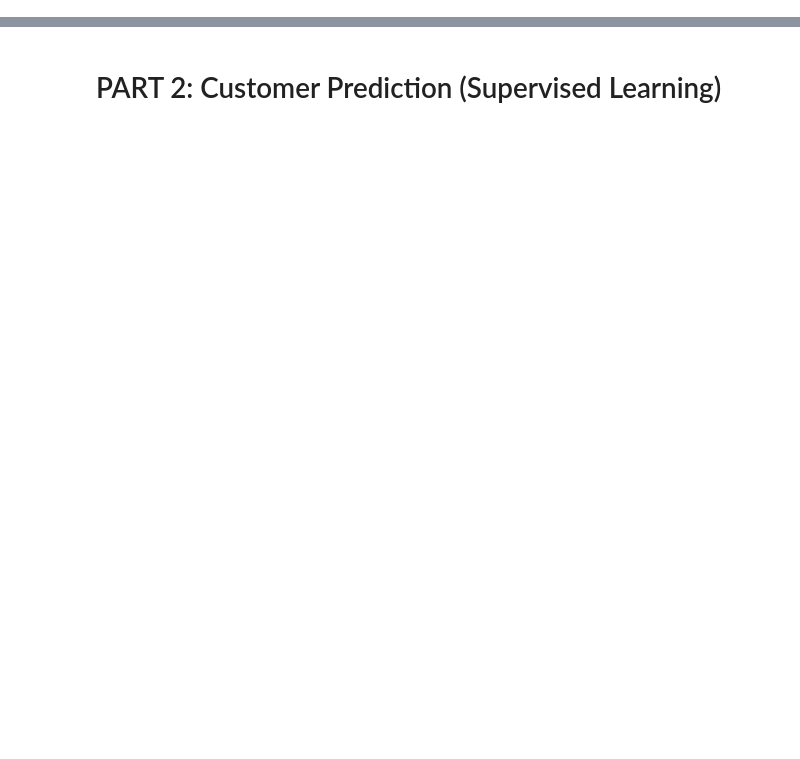
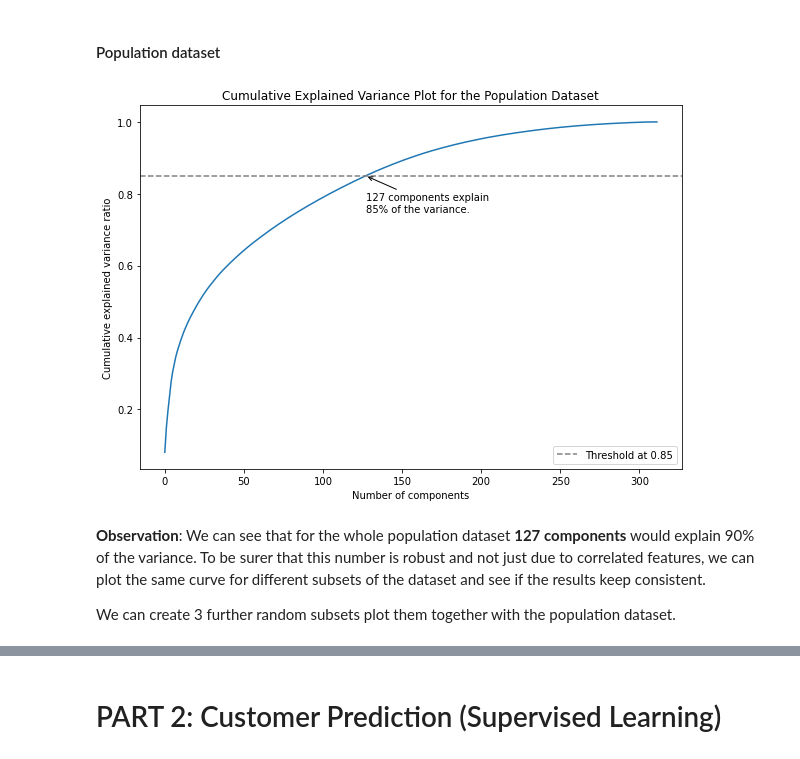
Before and after one commit to bruno-f7s/portfolio, a Jupyter notebook: arvarto-customer-segmentation/02-model-development.ipynb, the cells around one changed output, grey strips where cells are left out. Cells and saved outputs as stored; diff of their text form; code cells hidden in the pictures; blank space fills up the shorter version.

```diff
--- a/arvarto-customer-segmentation/02-model-development.ipynb
+++ b/arvarto-customer-segmentation/02-model-development.ipynb
@@ -31,0 +68,4 @@ population_df = pd.read_csv('data\\Cleaned_Udacity_AZDIAS_052018.csv', sep=';',
+# %%
+# Drop the columns not present in the data dictionary as they are impossible to analyse their meaning
+population_df = population_df.drop(cols_not_present, axis=1)
+customers_df = customers_df.drop(cols_not_present, axis=1)
@@ -31,0 +80,49 @@ population_df = pd.read_csv('data\\Cleaned_Udacity_AZDIAS_052018.csv', sep=';',
+# %% [markdown]
+#### Population dataset
+# %%
+def plot_pca(df, df_name, threshhold):
+    """
+    This function plots the cumulative explained variance using PCA for a particular threshold of explained variance.
+    It takes in as arguments a dataset, the name of the dataset and a threshhold to find the number of components for that explained variance.
+
+    """
+    # Step 1: Scale the data
+    sc = StandardScaler()
+    scaled_df = sc.fit_transform(df)
+
+    # Step 2: Fit a standard PCA to find the n components
+    pca = PCA(random_state=101)
+    pca_result = pca.fit_transform(scaled_df)
+
+    explained_variance = pca.explained_variance_ratio_
+    cum_explained_variance = np.cumsum(explained_variance)
+    n_components_for_threshhold = np.where(cum_explained_variance >= threshhold)[0][0]
+
+    # Step 3 - Plot the Cumulative Explained Variances
+    plt.figure(figsize=(16,6))
+
+    plt.subplot(1, 2, 2)
+    plt.plot(range(len(explained_variance)), cum_explained_variance)
+    plt.ylabel('Cumulative explained variance ratio')
+    plt.xlabel('Number of components')
+    plt.title(f'Cumulative Explained Variance Plot for the {df_name}')
+    plt.axhline(y=threshhold, color='grey', linestyle='--', label=f'Threshold at {threshhold}')
+
+    plt.annotate(text = f"{n_components_for_threshhold} components explain\n{round(threshhold*100)}% of the variance.",
+                 xy = (n_components_for_threshhold, threshhold),
+                 xytext = (n_components_for_threshhold, threshhold-0.1),
+                 arrowprops=dict(arrowstyle='->'))
+
+    plt.legend(loc='lower right')
+
+    plt.tight_layout()
+    plt.show();
+# %%
+# Plot the PCA for the population dataset for a threshold of 85% of variance explained
+plot_pca(population_df, "Population Dataset", 0.85)
+# %% [output]
+[figure, added]
+# %% [markdown]
+__Observation__: We can see that for the whole population dataset __127 components__ would explain 90% of the variance. To be surer that this number is robust and not just due to correlated features, we can plot the same curve for different subsets of the dataset and see if the results keep consistent.
+
+We can create 3 further random subsets plot them together with the population dataset.
```
Also changed, not shown: parts of 18 cells of this notebook.
